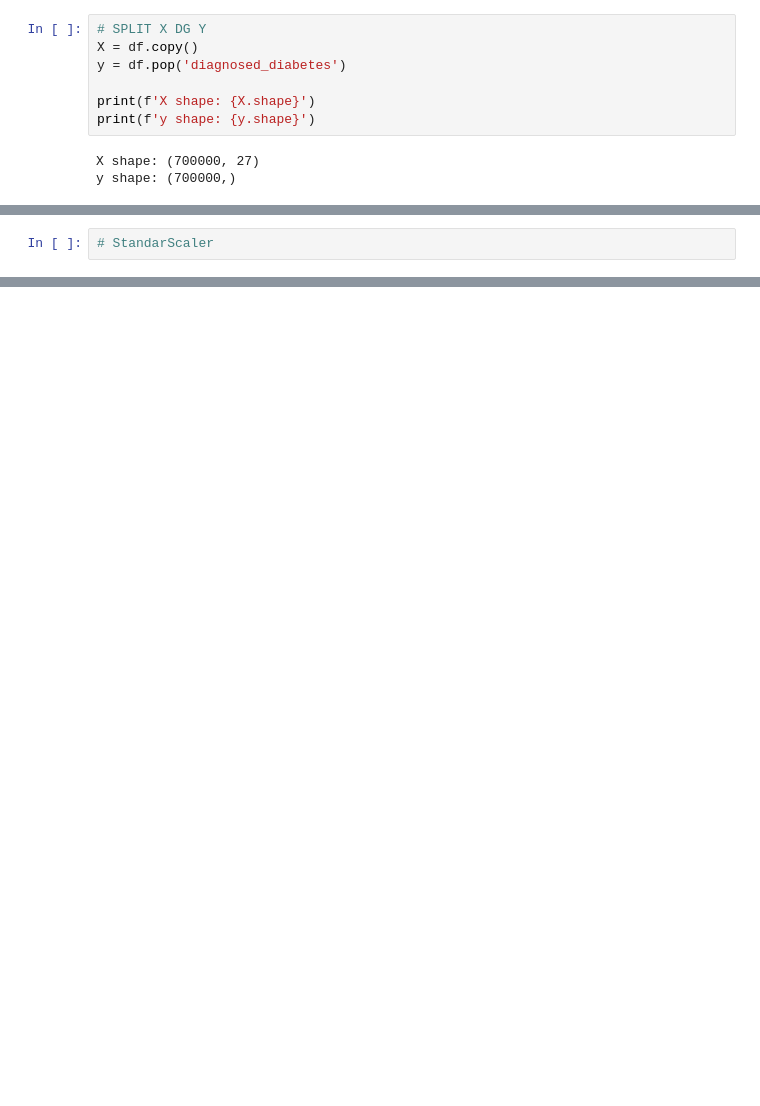
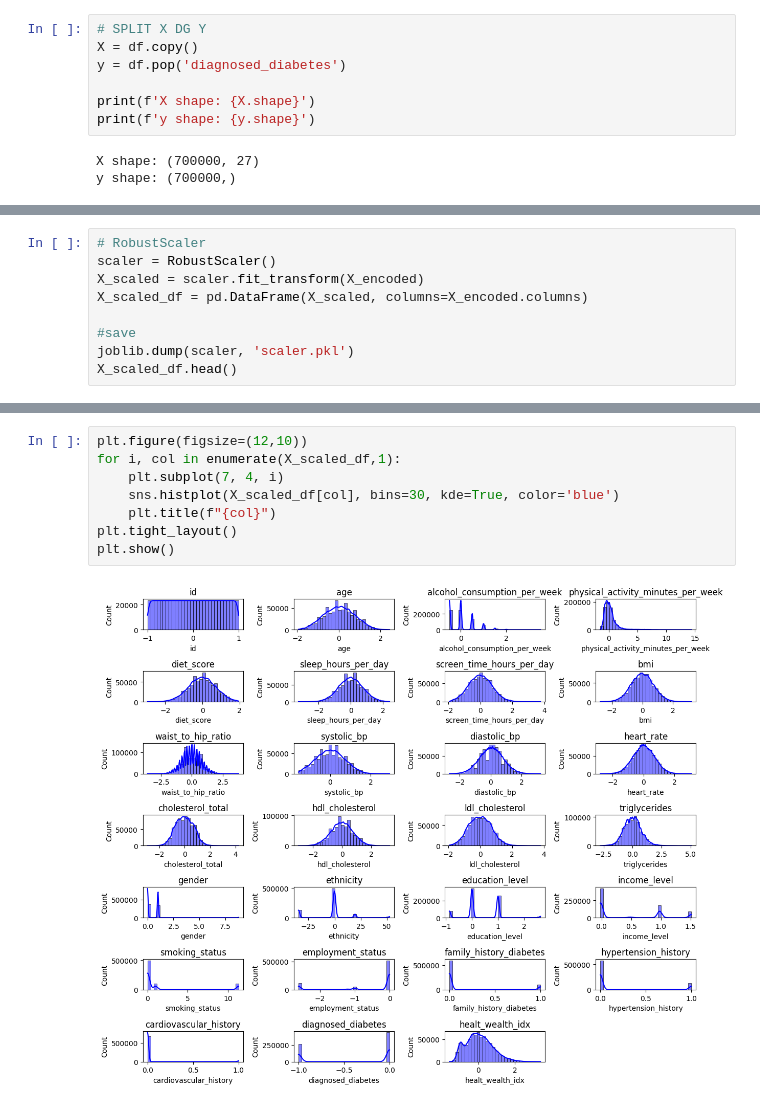
Before and after one commit to mayanggumelarr/Diabetes-Classification, a Jupyter notebook: diabetes-classification.ipynb, the cells around one changed output, grey strips where cells are left out. Drawn from its saved outputs; the diff is of its cells as text; blank space fills up the shorter version.

Commit message:
next process
Add scaler and PCA for training dataset

```diff
--- a/diabetes-classification.ipynb
+++ b/diabetes-classification.ipynb
@@ -271,4 +266,11 @@ joblib.dump(encoder, 'encoder.pkl')
 # %% [output]
 ['encoder.pkl']
 # %%
-# StandarScaler
+# RobustScaler
+scaler = RobustScaler()
+X_scaled = scaler.fit_transform(X_encoded)
+X_scaled_df = pd.DataFrame(X_scaled, columns=X_encoded.columns)
+
+#save
+joblib.dump(scaler, 'scaler.pkl')
+X_scaled_df.head()
@@ -274,0 +285,10 @@ joblib.dump(encoder, 'encoder.pkl')
+# %%
+plt.figure(figsize=(12,10))
+for i, col in enumerate(X_scaled_df,1):
+    plt.subplot(7, 4, i)
+    sns.histplot(X_scaled_df[col], bins=30, kde=True, color='blue')
+    plt.title(f"{col}")
+plt.tight_layout()
+plt.show()
+# %% [output]
+[figure, added]
```
Also changed, not shown: parts of 7 cells of this notebook, 2 other files.
